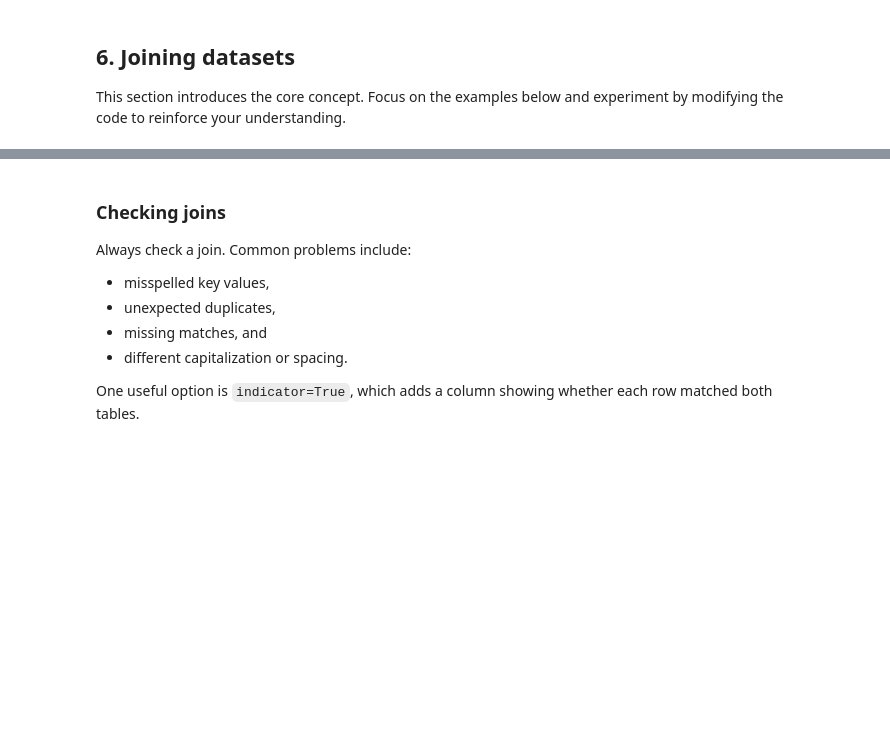
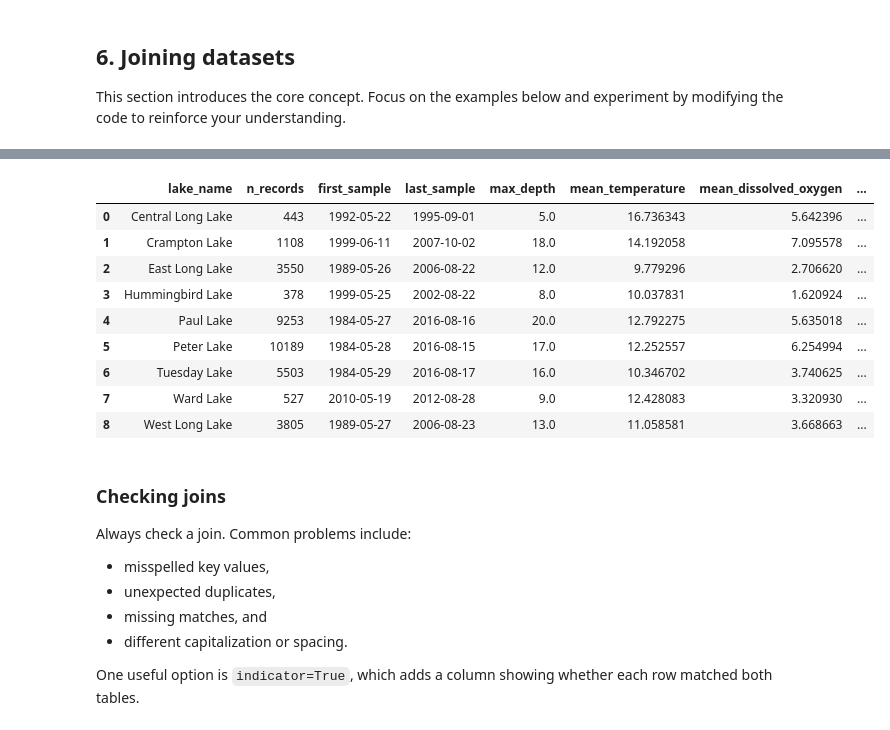
Before and after one commit to Agnowell25/ENV700, a Jupyter notebook: lessons/M4-data-wrangling-2.ipynb, the cells around one changed output, grey strips where cells are left out. Saved outputs shown, nothing was run; the diff lists cells and outputs as text; code cells hidden in the pictures; blank space fills up the shorter version.

```diff
--- a/lessons/M4-data-wrangling-2.ipynb
+++ b/lessons/M4-data-wrangling-2.ipynb
@@ -472,13 +584,24 @@ lake_metadata
 # %%
 # Left join: keep all rows in lake_summary and add matching metadata
 lake_summary_with_metadata = pd.merge(
     lake_summary,
     lake_metadata,
     on="lake_name",
     how="left"
 )
 
-lake_summary_with_metadata.head()
+lake_summary_with_metadata.head(15)
+# %% [output]
+|  | lake_name | n_records | first_sample | last_sample | max_depth | mean_temperature | mean_dissolved_oxygen | ... |
+| 0 | Central Long Lake | 443 | 1992-05-22 | 1995-09-01 | 5.0 | 16.736343 | 5.642396 | ... |
+| 1 | Crampton Lake | 1108 | 1999-06-11 | 2007-10-02 | 18.0 | 14.192058 | 7.095578 | ... |
+| 2 | East Long Lake | 3550 | 1989-05-26 | 2006-08-22 | 12.0 | 9.779296 | 2.706620 | ... |
+| 3 | Hummingbird Lake | 378 | 1999-05-25 | 2002-08-22 | 8.0 | 10.037831 | 1.620924 | ... |
+| 4 | Paul Lake | 9253 | 1984-05-27 | 2016-08-16 | 20.0 | 12.792275 | 5.635018 | ... |
+| 5 | Peter Lake | 10189 | 1984-05-28 | 2016-08-15 | 17.0 | 12.252557 | 6.254994 | ... |
+| 6 | Tuesday Lake | 5503 | 1984-05-29 | 2016-08-17 | 16.0 | 10.346702 | 3.740625 | ... |
+| 7 | Ward Lake | 527 | 2010-05-19 | 2012-08-28 | 9.0 | 12.428083 | 3.320930 | ... |
+| 8 | West Long Lake | 3805 | 1989-05-27 | 2006-08-23 | 13.0 | 11.058581 | 3.668663 | ... |
 # %% [markdown]
 ### Checking joins
 
```
Also changed, not shown: parts of 22 cells of this notebook, 1 other file.
